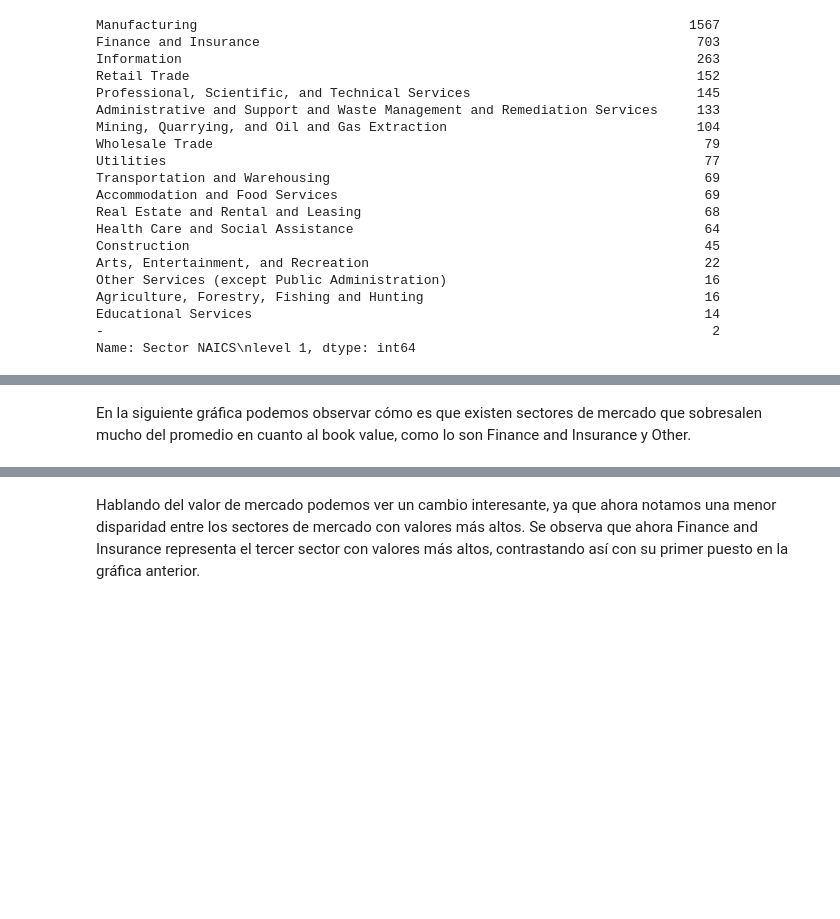
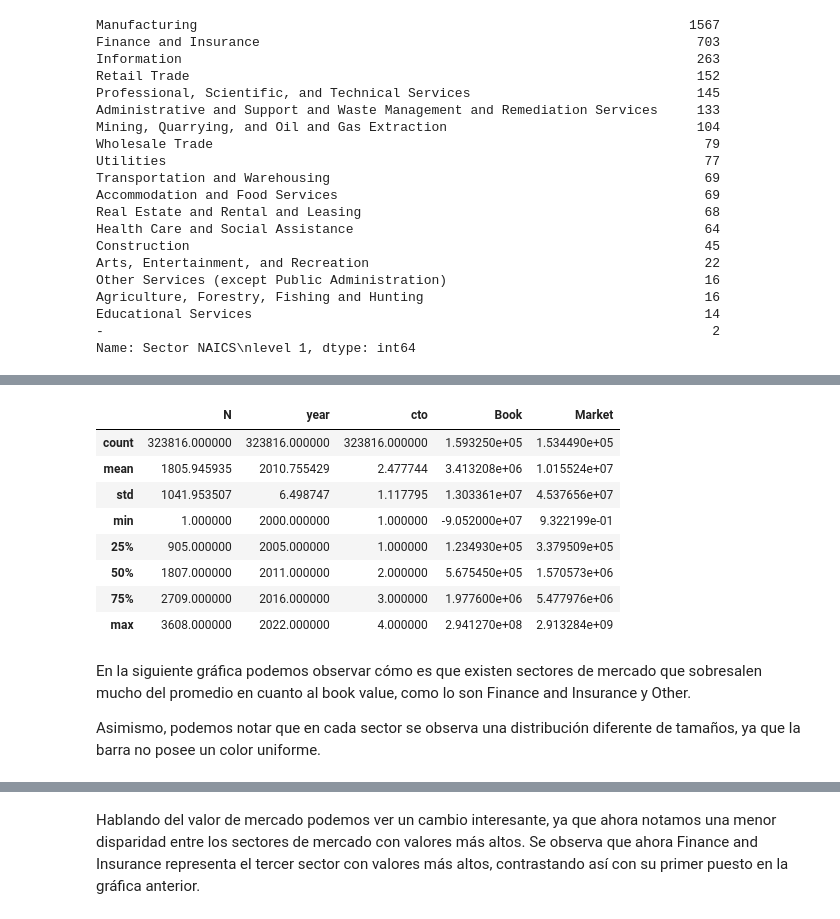
Before and after one commit to Cutberto/Estadistica-IA-TC3006C, a Jupyter notebook: Reto/Reto_estadística.ipynb, the cells around one changed output, grey strips where cells are left out. Saved outputs shown, nothing was run; the diff lists cells and outputs as text; code cells hidden in the pictures; blank space fills up the shorter version.

```diff
--- a/Reto/Reto_estadística.ipynb
+++ b/Reto/Reto_estadística.ipynb
@@ -102,7 +108,25 @@ For each industry (and for all industries), what can you say about the typical f
 # Calculamos las variables para cada instancia de los datos
 df['Book'] = df['totalassets'] - df['totalliabilities']
 df['Market'] = df['originalprice'] * df['sharesoutstanding']
-df['OPM'] = (df['revenue'] - df['cogs'] - df['sgae'] - df['otheropexp']) / df['revenue']
+df["Ebit"] = df["revenue"] - df["cogs"] - df["sgae"] - df["otheropexp"]
+df["OPM"] = df["Ebit"] / df["revenue"]
+df["Net income"] = df["Ebit"] - df["incometax"] - df["finexp"]
+df["Profit margin"] = df["Net income"] / df["revenue"]
+# %%
+df2 = df.drop(["revenue","cogs","sgae","OPM","stockholderequity","Ebit","sharesoutstanding","Net income","incometax","finexp","longdebt","otheropexp","totalassets","shortdebt","totalliabilities","originalprice","OPM","fiscalmonth","adjprice","extraincome","Sector\nEconomatica","q","Name","firm","Profit margin"], axis=1)
+df2.describe()
+# %% [output]
+|  | N | year | cto | Book | Market |
+| count | 323816.000000 | 323816.000000 | 323816.000000 | 1.593250e+05 | 1.534490e+05 |
+| mean | 1805.945935 | 2010.755429 | 2.477744 | 3.413208e+06 | 1.015524e+07 |
+| std | 1041.953507 | 6.498747 | 1.117795 | 1.303361e+07 | 4.537656e+07 |
+| min | 1.000000 | 2000.000000 | 1.000000 | -9.052000e+07 | 9.322199e-01 |
+| 25% | 905.000000 | 2005.000000 | 1.000000 | 1.234930e+05 | 3.379509e+05 |
+| 50% | 1807.000000 | 2011.000000 | 2.000000 | 5.675450e+05 | 1.570573e+06 |
+| 75% | 2709.000000 | 2016.000000 | 3.000000 | 1.977600e+06 | 5.477976e+06 |
+| max | 3608.000000 | 2022.000000 | 4.000000 | 2.941270e+08 | 2.913284e+09 |
 # %% [markdown]
 En la siguiente gráfica podemos observar cómo es que existen sectores de mercado que sobresalen mucho del promedio en cuanto al book value, como lo son Finance and Insurance y Other.
+
+Asimismo, podemos notar que en cada sector se observa una distribución diferente de tamaños, ya que la barra no posee un color uniforme.
 # %%
```
Also changed, not shown: parts of 20 cells of this notebook.
